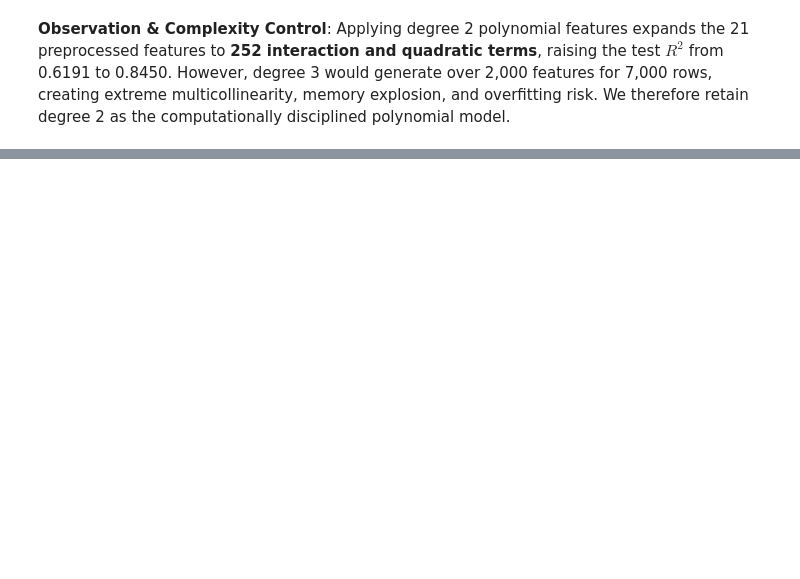
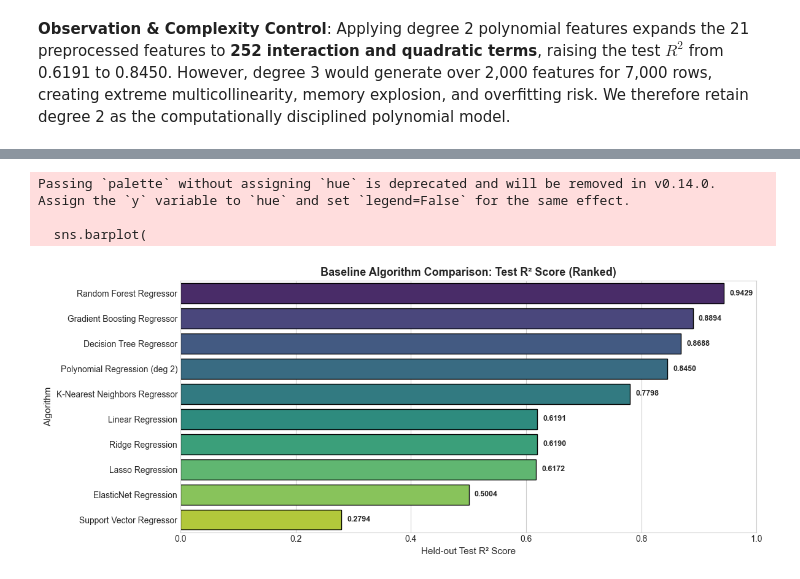
Before and after one commit to Ne-Ran/Machine-Learning-Capstone-Project, a Jupyter notebook: Notebooks/regression.ipynb, the cells around one changed output, grey strips where cells are left out. Drawn from its saved outputs; the diff is of its cells as text; code cells hidden in the pictures; blank space fills up the shorter version.

Commit message:
Add regression evaluation and comparison

```diff
--- a/Notebooks/regression.ipynb
+++ b/Notebooks/regression.ipynb
@@ -759,0 +763,17 @@ Applying degree 2 polynomial features expands the 21 preprocessed features to **
+# %%
+# Master Comparison Table
+master_comparison_df = pd.DataFrame(baseline_metrics).sort_values('R2', ascending=False).reset_index(drop=True)
+master_comparison_df.index = master_comparison_df.index + 1
+master_comparison_df['Rank'] = master_comparison_df.index
+
+# Reorder columns
+master_comparison_df = master_comparison_df[['Rank', 'Model', 'R2', 'RMSE', 'MAE']]
+
+# Format metrics for clean presentation
+display_table = master_comparison_df.copy()
+display_table['R2'] = display_table['R2'].apply(lambda x: f"{x:.4f}")
+display_table['RMSE'] = display_table['RMSE'].apply(lambda x: f"{x:.2f}")
+display_table['MAE'] = display_table['MAE'].apply(lambda x: f"{x:.2f}")
+
+print("=== MASTER REGRESSION COMPARISON TABLE (REVIEW 1 RUBRIC) ===")
+display(display_table)
@@ -759,0 +793,29 @@ Applying degree 2 polynomial features expands the 21 preprocessed features to **
+# %%
+# Bar chart visualization of baseline model R2 scores
+fig, ax = plt.subplots(figsize=(12, 5))
+sns.barplot(
+    data=master_comparison_df,
+    x='R2',
+    y='Model',
+    palette='viridis',
+    ax=ax,
+    edgecolor='black'
+)
+ax.set_title('Baseline Algorithm Comparison: Test R² Score (Ranked)', fontsize=13, fontweight='bold')
+ax.set_xlabel('Held-out Test R² Score', fontsize=11)
+ax.set_ylabel('Algorithm', fontsize=11)
+ax.set_xlim(0, 1.0)
+
+for p in ax.patches:
+    width = p.get_width()
+    ax.annotate(f"{width:.4f}",
+                (width + 0.01, p.get_y() + p.get_height() / 2.),
+                va='center', fontsize=9, fontweight='bold')
+
+plt.tight_layout()
+plt.show()
+# %% [output]
+Passing `palette` without assigning `hue` is deprecated and will be removed in v0.14.0. Assign the `y` variable to `hue` and set `legend=False` for the same effect.
+
+  sns.barplot(
+[figure, added]
```
Also changed, not shown: parts of 3 cells of this notebook.
